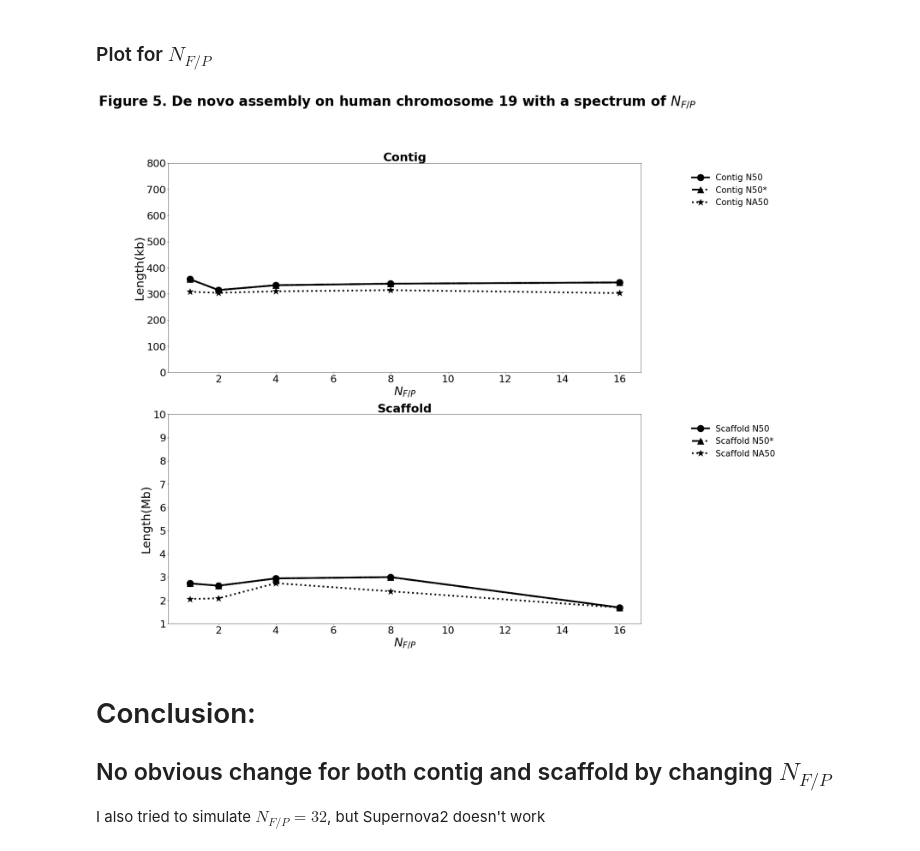
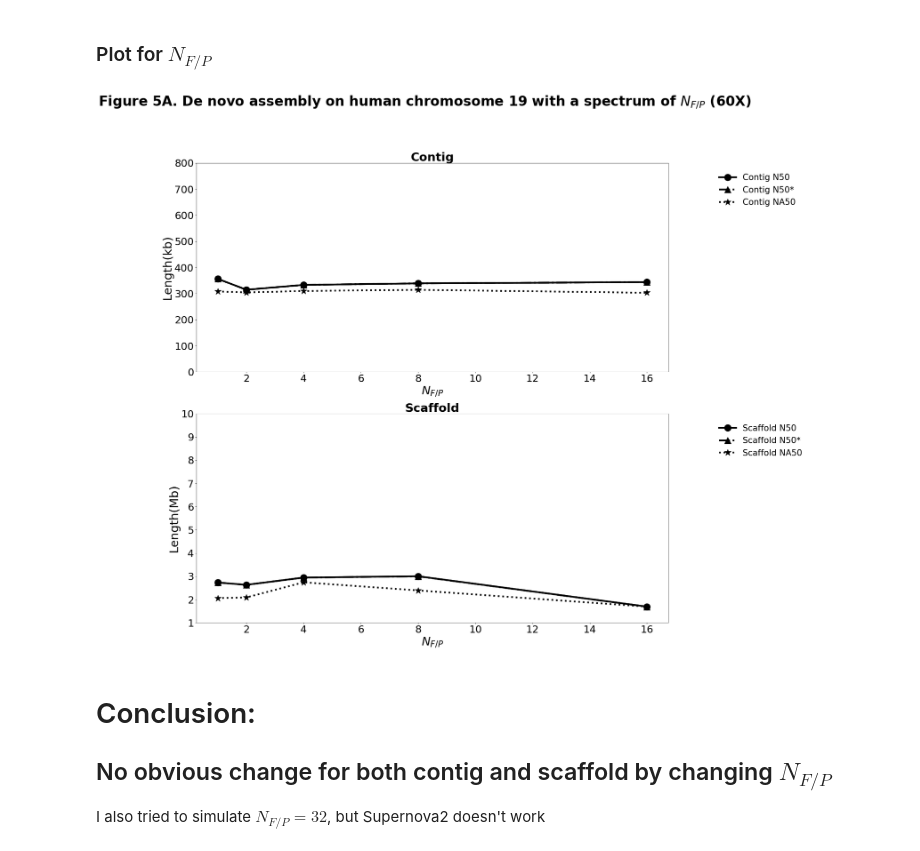
Before and after one commit to zhanglu295/LRTK-SIM, a Jupyter notebook: plot/Supernova2_paper.ipynb, the cells around one changed output. Saved outputs shown, nothing was run; the diff lists cells and outputs as text; code cells hidden in the pictures.

Commit message:
updated plot

```diff
--- a/plot/Supernova2_paper.ipynb
+++ b/plot/Supernova2_paper.ipynb
@@ -320,35 +320,35 @@ plt.figure(figsize=(25,25),dpi=60)
 ax1=plt.subplot(211)
 plt.xlabel('$N_{F/P}$',fontsize=35)
 plt.title('Contig',fontsize=35,fontweight="bold")
 x1=[1,2,4,8,16]
 ax1.plot(x1,contig_N50_1,'ko-',lw=5,markersize=20,label='Contig N50')
 ax1.plot(x1,contig_N50_s_1,'k^-.',lw=5,markersize=20,label='Contig N50*')
 ax1.plot(x1,contig_NA50_1,'k*:',lw=5,markersize=20,label='Contig NA50')
 plt.xticks(fontsize=30)
 plt.yticks(fontsize=30)
 plt.ylim((0, 800))
 ax1.set_ylabel('Length(kb)', color='k',fontsize=35)
 ax1.legend(bbox_to_anchor=(1.1, 0.965), loc=2, borderaxespad=0.,fontsize=25,frameon=False)
 
 
 ax1=plt.subplot(212)
 plt.xlabel('$N_{F/P}$',fontsize=35)
 plt.title('Scaffold',fontsize=35,fontweight="bold")
 x1=[1,2,4,8,16]
 
 ax1.plot(x1,scaffold_N50_1,'ko-',lw=5,markersize=20,label='Scaffold N50')
 ax1.plot(x1,scaffold_N50_s_1,'k^-.',lw=5,markersize=20,label='Scaffold N50*')
 ax1.plot(x1,scaffold_NA50_1,'k*:',lw=5,markersize=20,label='Scaffold NA50')
 plt.ylim((1, 10))
 plt.xticks(fontsize=30)
 plt.yticks(fontsize=30)
 ax1.set_ylabel('Length(Mb)', color='k',fontsize=35)
 
 ax1.legend(bbox_to_anchor=(1.1, 0.965), loc=2, borderaxespad=0.,fontsize=25,frameon=False)
-plt.suptitle('Figure 5. De novo assembly on human chromosome 19 with a spectrum of $N_{F/P}$', fontsize=40, verticalalignment='center',fontweight="bold")
+plt.suptitle('Figure 5A. De novo assembly on human chromosome 19 with a spectrum of $N_{F/P}$ (60X)', fontsize=40, verticalalignment='center',fontweight="bold")
 plt.show()
 # %% [output]
-[figure, old version]
+[figure, new version]
 # %% [markdown]
 # Conclusion:
 
```
Also changed, not shown: parts of 2 cells of this notebook.
